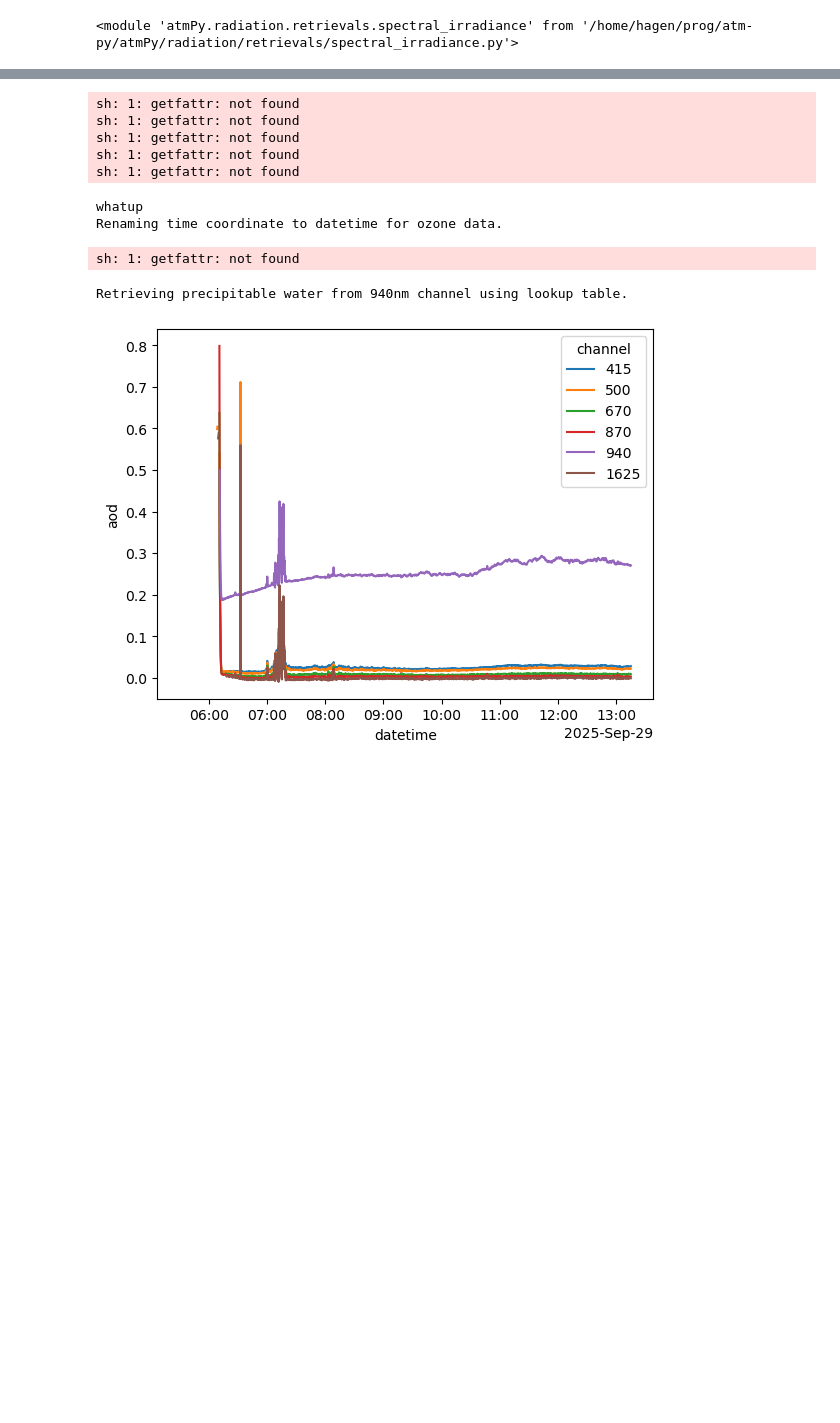
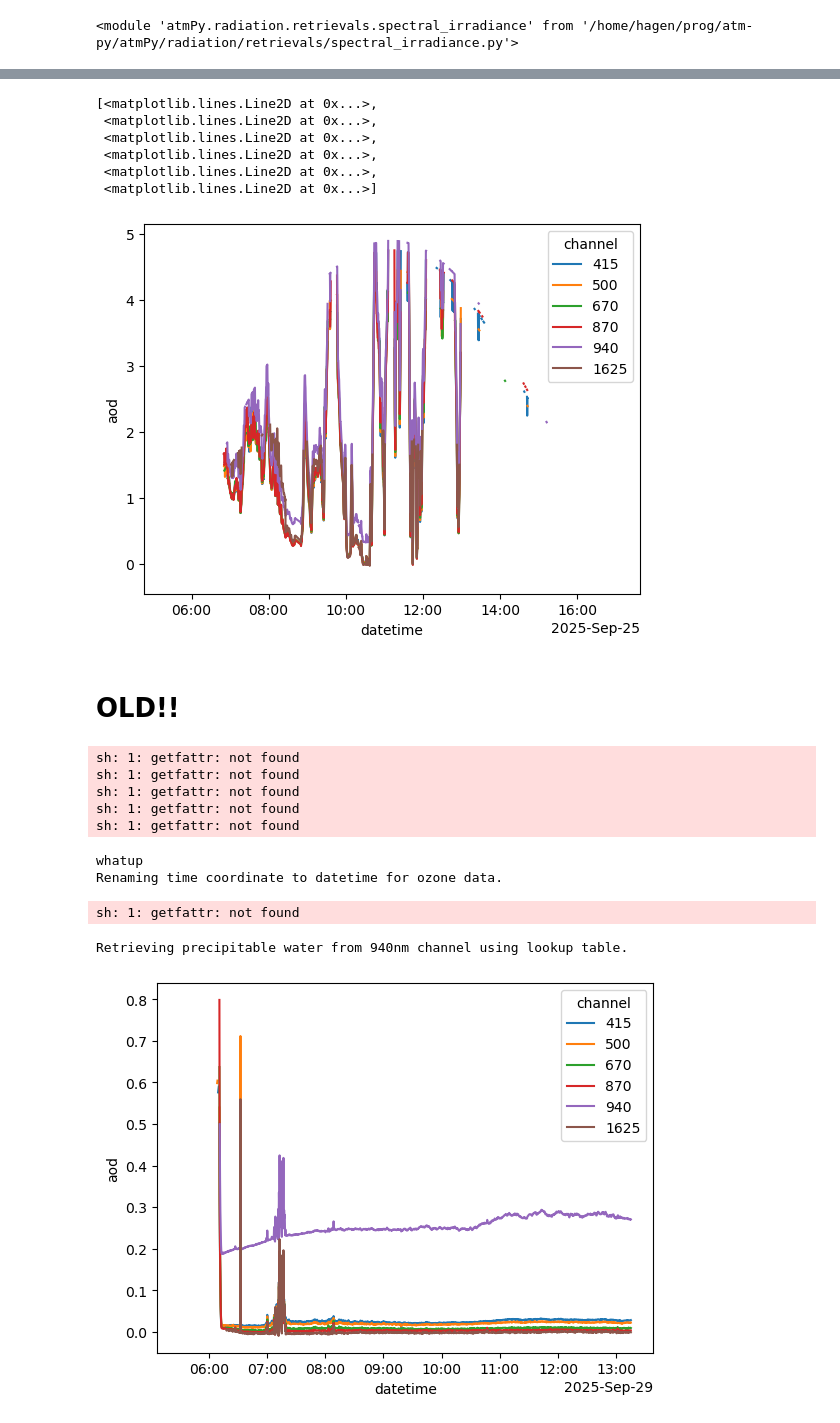
Before and after one commit to HagenTelg/cmpaign_2025_PMOD, a Jupyter notebook: aod_retrieval.ipynb, the cells around one changed output, grey strips where cells are left out. Cells and saved outputs as stored; diff of their text form; code cells hidden in the pictures; blank space fills up the shorter version.

```diff
--- a/aod_retrieval.ipynb
+++ b/aod_retrieval.ipynb
@@ -32,0 +176,18 @@ reload(atmspec)
+# %%
+version = '0.1'
+serial_no = 648
+p2fld_out = pl.Path(f'/nfs/grad/campaign/frc/2025/AOD/US_NOAA_MFR#8/netcdf/v{version}/')
+p2fld_mfrsr = pl.Path(f'/nfs/grad/Inst/MFR/Campaign/frc/2025/mfrsr/{serial_no}.cal/v0.1/')
+p2fld_met = pl.Path('/nfs/grad/campaign/frc/2025/MetaData.netcdf/')
+# %%
+dfmfrsr = pd.DataFrame(p2fld_mfrsr.glob('*.nc'), columns=['p2f_mfrsr_in'])
+dfmfrsr.index = dfmfrsr.apply(lambda row: pd.to_datetime(row.p2f_mfrsr_in.name.split('_')[-1].replace('.nc','')), axis =1)
+
+dfmet = pd.DataFrame(p2fld_met.glob('*.nc'), columns=['p2f_met'])
+dfmet.index = dfmet.apply(lambda row: pd.to_datetime(row.p2f_met.name.split('_')[-2]), axis = 1)
+
+mp = pd.concat([dfmfrsr,dfmet], axis = 1)
+mp['p2f_out'] = mp.apply(lambda row: p2fld_out.joinpath(f'aod_frc_{serial_no}_v{version}_{row.name.strftime('%Y%m%d')}.nc'), axis = 1)
+# %%
+wp = mp.dropna()
+wp = wp[~wp.apply(lambda row: row.p2f_out.exists(), axis = 1)]
@@ -32,0 +220,19 @@ reload(atmspec)
+# %%
+for idx, row in wp.iterrows():
+    if row.p2f_out.exists():
+        continue
+
+    try:
+        out = make_product(row.p2f_mfrsr_in,
+                           row.p2f_met,
+                           ds_lut,
+                          lt648,
+                          serial_no,
+                          version)
+
+        prod = out['product']
+        row.p2f_out.parent.mkdir(parents=True)
+        prod.to_netcdf(row.p2f_out)
+    except:
+        print('something went wrong')
+        continue
@@ -33,3 +285,15 @@ reload(atmspec)
+# %%
+prod.aod.plot.line(x = 'datetime')
+# %% [output]
+[<matplotlib.lines.Line2D at 0x...>,
+ <matplotlib.lines.Line2D at 0x...>,
+ <matplotlib.lines.Line2D at 0x...>,
+ <matplotlib.lines.Line2D at 0x...>,
+ <matplotlib.lines.Line2D at 0x...>,
+ <matplotlib.lines.Line2D at 0x...>]
+[figure, added]
+# %% [markdown]
+# OLD!!
 # %%
 serial_no = 648
 fn = '/nfs/grad/Inst/MFR/Campaign/frc/2025/mfrsr/648.cal/v0.1/frc_648_v0.1_20250929.nc'
```
Also changed, not shown: parts of 25 cells of this notebook.
